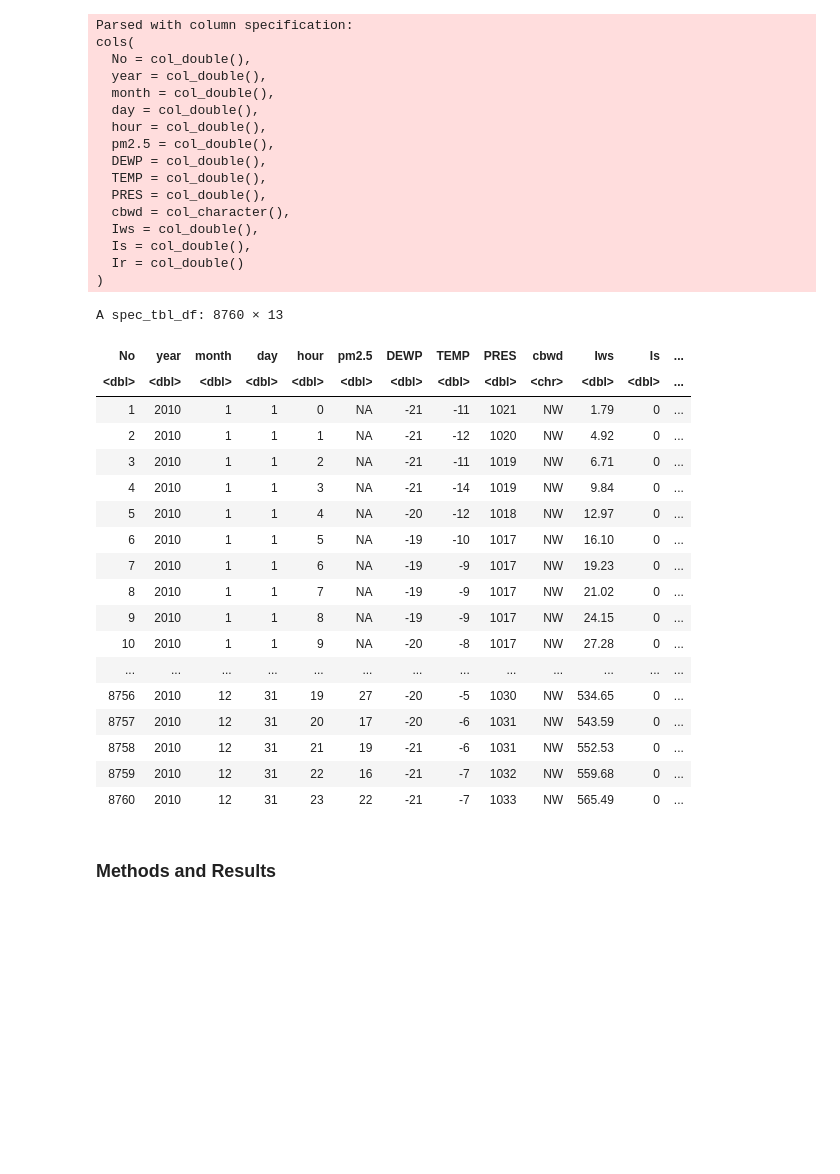
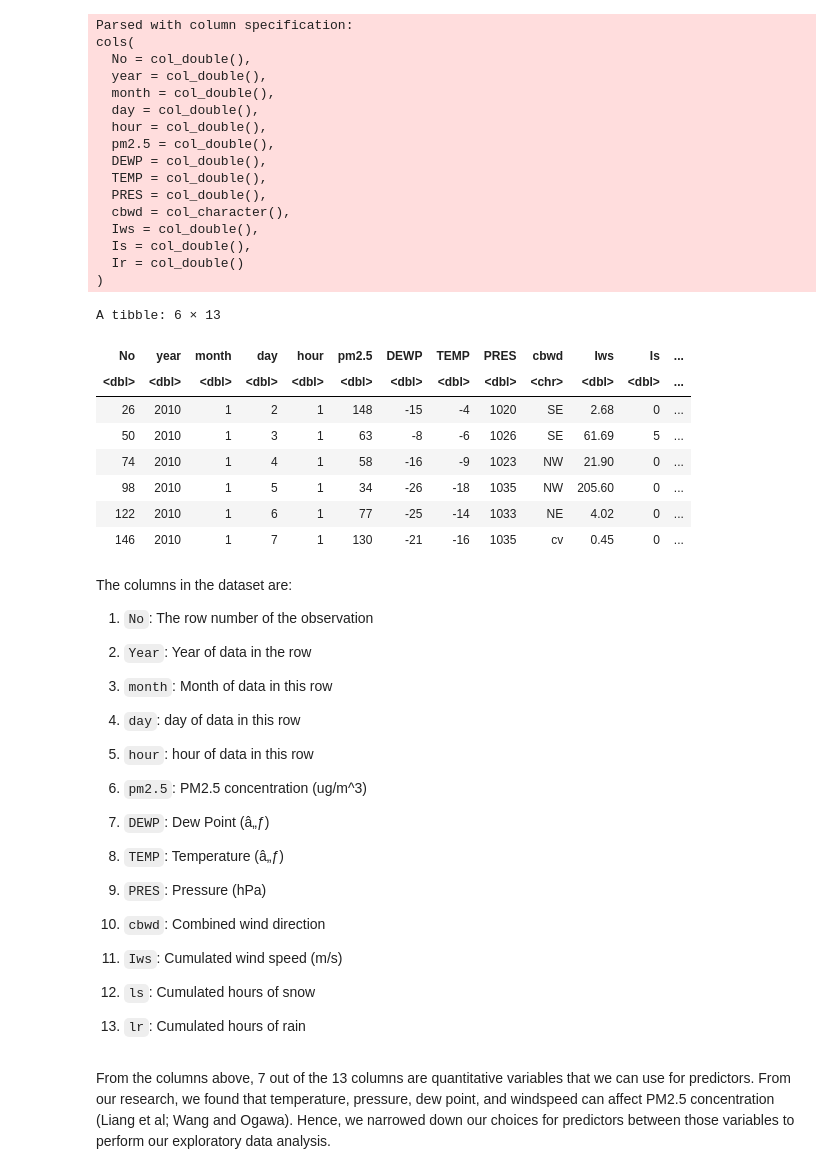
Before and after one commit to gbrwg/DSCI100-Group-Project, a Jupyter notebook: group_project_report.ipynb, the cells around one changed output. Cells and saved outputs as stored; diff of their text form; code cells hidden in the pictures; blank space fills up the shorter version.

Commit message:
ANALYSIS DRAFT

```diff
--- a/group_project_report.ipynb
+++ b/group_project_report.ipynb
@@ -29,43 +35,62 @@ The following object is masked from ‘package:tidyr’:
     complete
 # %%
 pm2.5_data <- read_csv("https://raw.githubusercontent.com/gbrwg/DSCI100-Group-Project/main/data/beijing_pm2.5_data.csv") %>%
-            filter(year == "2010")
-pm2.5_data
+            filter(year == "2010") %>%
+            filter(hour == "1") %>%
+            na.omit(pm2.5_data)
+head(pm2.5_data)
 # %% [output]
 Parsed with column specification:
 cols(
   No = col_double(),
   year = col_double(),
   month = col_double(),
   day = col_double(),
   hour = col_double(),
   pm2.5 = col_double(),
   DEWP = col_double(),
   TEMP = col_double(),
   PRES = col_double(),
   cbwd = col_character(),
   Iws = col_double(),
   Is = col_double(),
   Ir = col_double()
 )
-A spec_tbl_df: 8760 × 13
+A tibble: 6 × 13
 | No | year | month | day | hour | pm2.5 | DEWP | TEMP | PRES | cbwd | Iws | Is | ... |
 | <dbl> | <dbl> | <dbl> | <dbl> | <dbl> | <dbl> | <dbl> | <dbl> | <dbl> | <chr> | <dbl> | <dbl> | ... |
-| 1 | 2010 | 1 | 1 | 0 | NA | -21 | -11 | 1021 | NW | 1.79 | 0 | ... |
-| 2 | 2010 | 1 | 1 | 1 | NA | -21 | -12 | 1020 | NW | 4.92 | 0 | ... |
-| 3 | 2010 | 1 | 1 | 2 | NA | -21 | -11 | 1019 | NW | 6.71 | 0 | ... |
-| 4 | 2010 | 1 | 1 | 3 | NA | -21 | -14 | 1019 | NW | 9.84 | 0 | ... |
-| 5 | 2010 | 1 | 1 | 4 | NA | -20 | -12 | 1018 | NW | 12.97 | 0 | ... |
-| 6 | 2010 | 1 | 1 | 5 | NA | -19 | -10 | 1017 | NW | 16.10 | 0 | ... |
-| 7 | 2010 | 1 | 1 | 6 | NA | -19 | -9 | 1017 | NW | 19.23 | 0 | ... |
-| 8 | 2010 | 1 | 1 | 7 | NA | -19 | -9 | 1017 | NW | 21.02 | 0 | ... |
-| 9 | 2010 | 1 | 1 | 8 | NA | -19 | -9 | 1017 | NW | 24.15 | 0 | ... |
-| 10 | 2010 | 1 | 1 | 9 | NA | -20 | -8 | 1017 | NW | 27.28 | 0 | ... |
-| ... | ... | ... | ... | ... | ... | ... | ... | ... | ... | ... | ... | ... |
-| 8756 | 2010 | 12 | 31 | 19 | 27 | -20 | -5 | 1030 | NW | 534.65 | 0 | ... |
-| 8757 | 2010 | 12 | 31 | 20 | 17 | -20 | -6 | 1031 | NW | 543.59 | 0 | ... |
-| 8758 | 2010 | 12 | 31 | 21 | 19 | -21 | -6 | 1031 | NW | 552.53 | 0 | ... |
-| 8759 | 2010 | 12 | 31 | 22 | 16 | -21 | -7 | 1032 | NW | 559.68 | 0 | ... |
-| 8760 | 2010 | 12 | 31 | 23 | 22 | -21 | -7 | 1033 | NW | 565.49 | 0 | ... |
+| 26 | 2010 | 1 | 2 | 1 | 148 | -15 | -4 | 1020 | SE | 2.68 | 0 | ... |
+| 50 | 2010 | 1 | 3 | 1 | 63 | -8 | -6 | 1026 | SE | 61.69 | 5 | ... |
+| 74 | 2010 | 1 | 4 | 1 | 58 | -16 | -9 | 1023 | NW | 21.90 | 0 | ... |
+| 98 | 2010 | 1 | 5 | 1 | 34 | -26 | -18 | 1035 | NW | 205.60 | 0 | ... |
+| 122 | 2010 | 1 | 6 | 1 | 77 | -25 | -14 | 1033 | NE | 4.02 | 0 | ... |
+| 146 | 2010 | 1 | 7 | 1 | 130 | -21 | -16 | 1035 | cv | 0.45 | 0 | ... |
-# %% [markdown]
-### Methods and Results
+# %% [markdown]
+The columns in the dataset are:
+1. `No`: The row number of the observation
+
+2. `Year`: Year of data in the row
+
+3. `month`: Month of data in this row
+
+4. `day`: day of data in this row
+
+5. `hour`: hour of data in this row
+
+6. `pm2.5`: PM2.5 concentration (ug/m^3)
+
+7. `DEWP`: Dew Point (â„ƒ)
+
+8. `TEMP`: Temperature (â„ƒ)
+
+9. `PRES`: Pressure (hPa)
+
+10. `cbwd`: Combined wind direction
+
+11. `Iws`: Cumulated wind speed (m/s)
+
+12. `ls`: Cumulated hours of snow
+
+13. `lr`: Cumulated hours of rain
+# %% [markdown]
+From the columns above, 7 out of the 13 columns are quantitative variables that we can use for predictors. From our research, we found that temperature, pressure, dew point, and windspeed can affect PM2.5 concentration (Liang et al; Wang and Ogawa). Hence, we narrowed down our choices for predictors between those variables to perform our exploratory data analysis.
```
Also changed, not shown: parts of 27 cells of this notebook.
